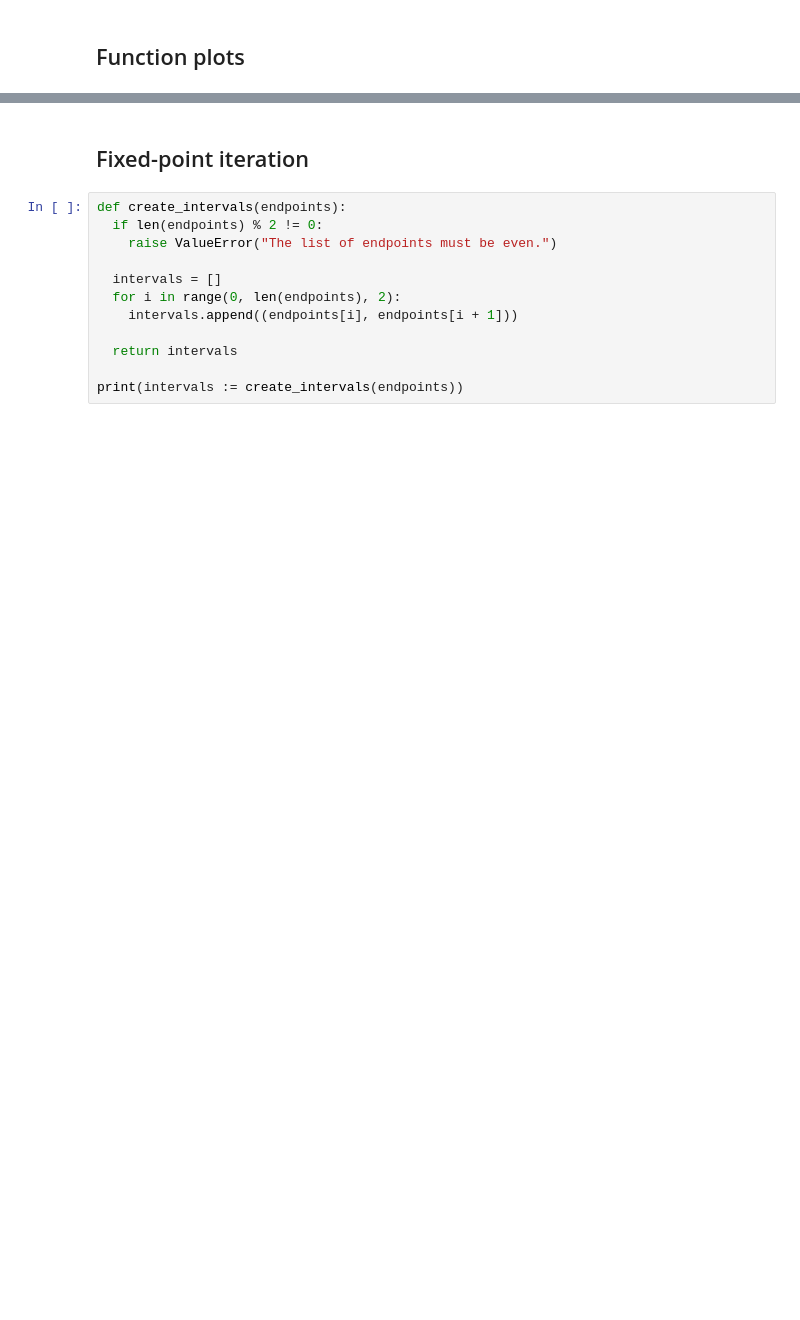
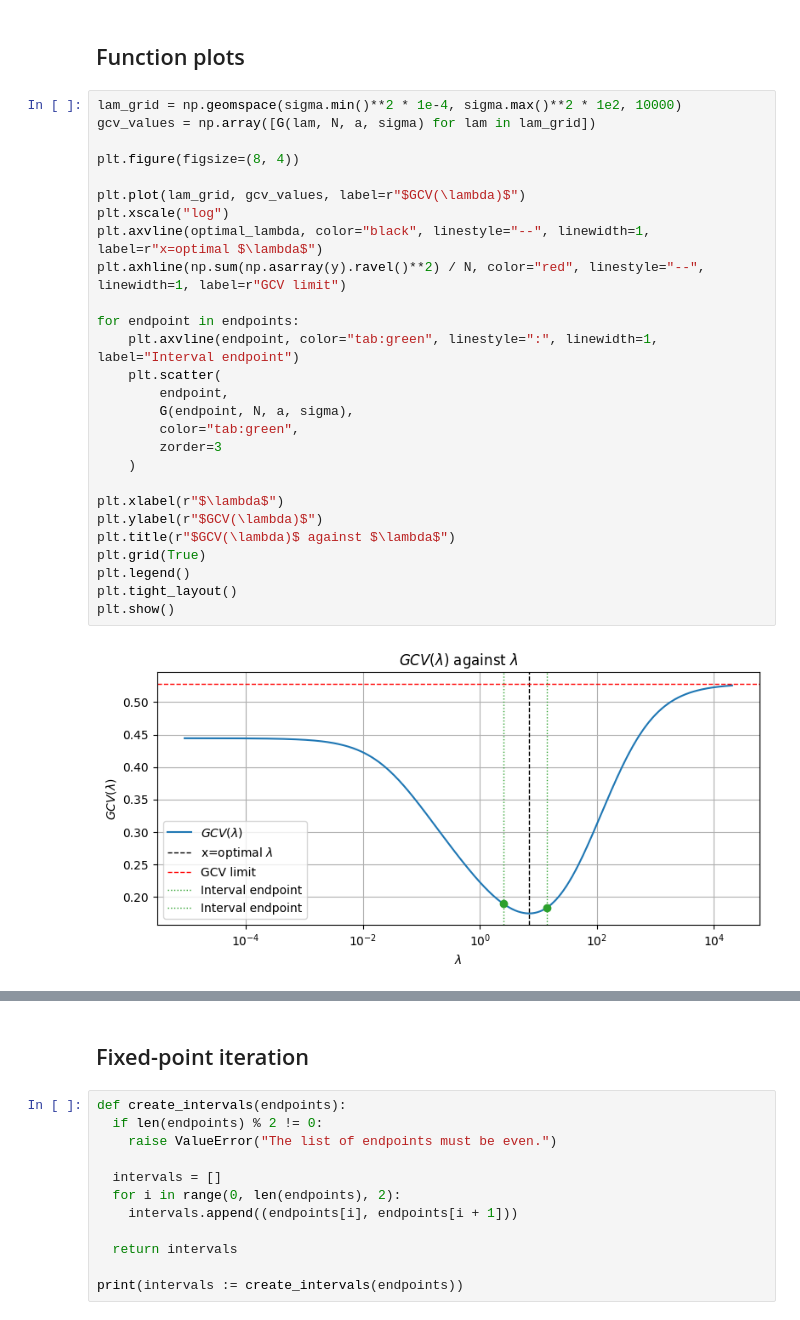
Before and after one commit to advayvyas/OptimalRidge, a Jupyter notebook: gcv_contraction.ipynb, the cells around one changed output, grey strips where cells are left out. Drawn from its saved outputs; the diff is of its cells as text; blank space fills up the shorter version.

```diff
--- a/gcv_contraction.ipynb
+++ b/gcv_contraction.ipynb
@@ -396,3 +399,32 @@ Endpoints: [0, 0.8449759960024603, 385.18644504054083, np.float64(5290.696172447
 # %% [markdown]
 ## Function plots
+# %%
+lam_grid = np.geomspace(sigma.min()**2 * 1e-4, sigma.max()**2 * 1e2, 10000)
+gcv_values = np.array([G(lam, N, a, sigma) for lam in lam_grid])
+
+plt.figure(figsize=(8, 4))
+
+plt.plot(lam_grid, gcv_values, label=r"$GCV(\lambda)$")
+plt.xscale("log")
+plt.axvline(optimal_lambda, color="black", linestyle="--", linewidth=1, label=r"x=optimal $\lambda$")
+plt.axhline(np.sum(np.asarray(y).ravel()**2) / N, color="red", linestyle="--", linewidth=1, label=r"GCV limit")
+
+for endpoint in endpoints:
+    plt.axvline(endpoint, color="tab:green", linestyle=":", linewidth=1, label="Interval endpoint")
+    plt.scatter(
+        endpoint,
+        G(endpoint, N, a, sigma),
+        color="tab:green",
+        zorder=3
+    )
+
+plt.xlabel(r"$\lambda$")
+plt.ylabel(r"$GCV(\lambda)$")
+plt.title(r"$GCV(\lambda)$ against $\lambda$")
+plt.grid(True)
+plt.legend()
+plt.tight_layout()
+plt.show()
+# %% [output]
+[figure, added]
 # %%
```
Also changed, not shown: parts of 20 cells of this notebook.
